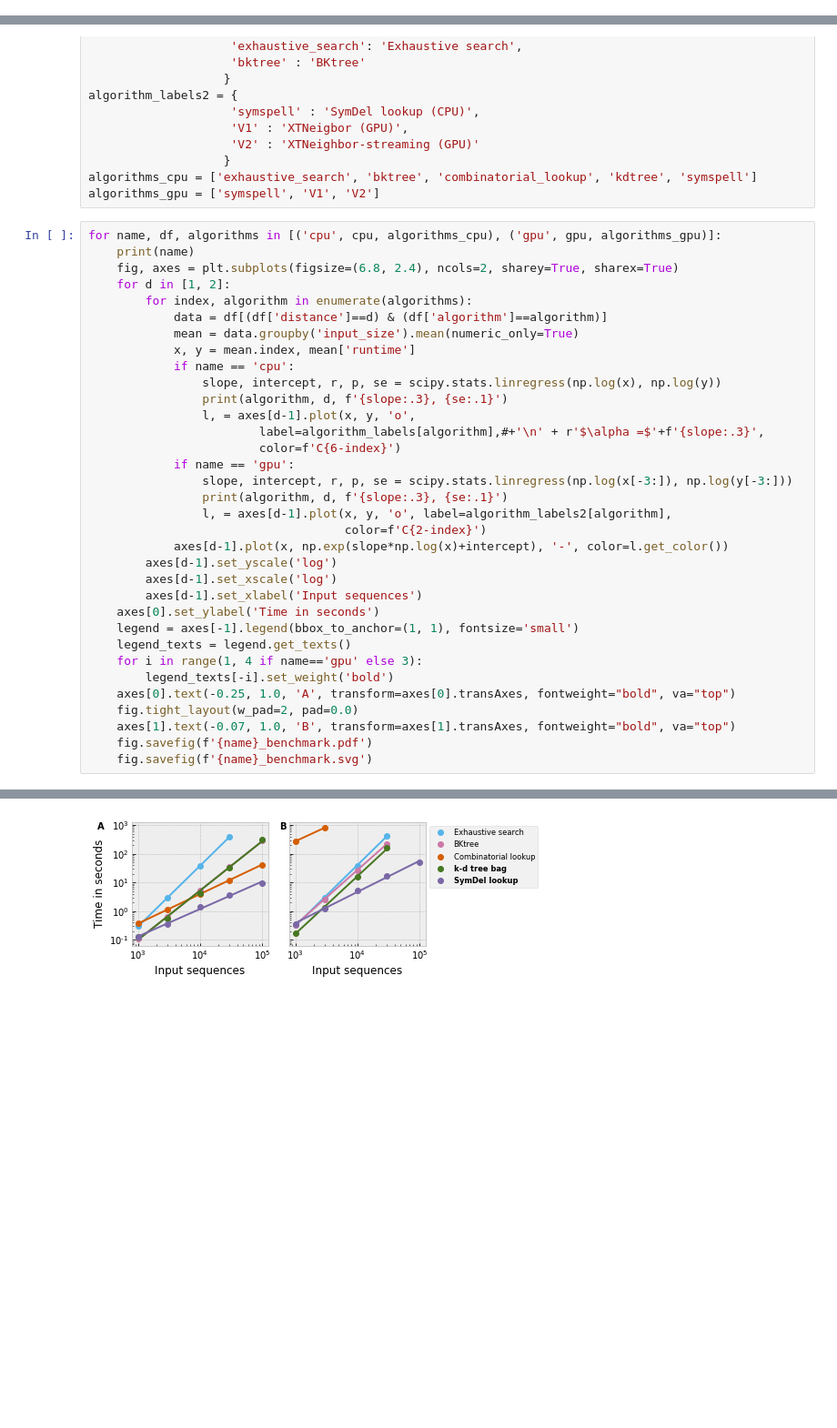
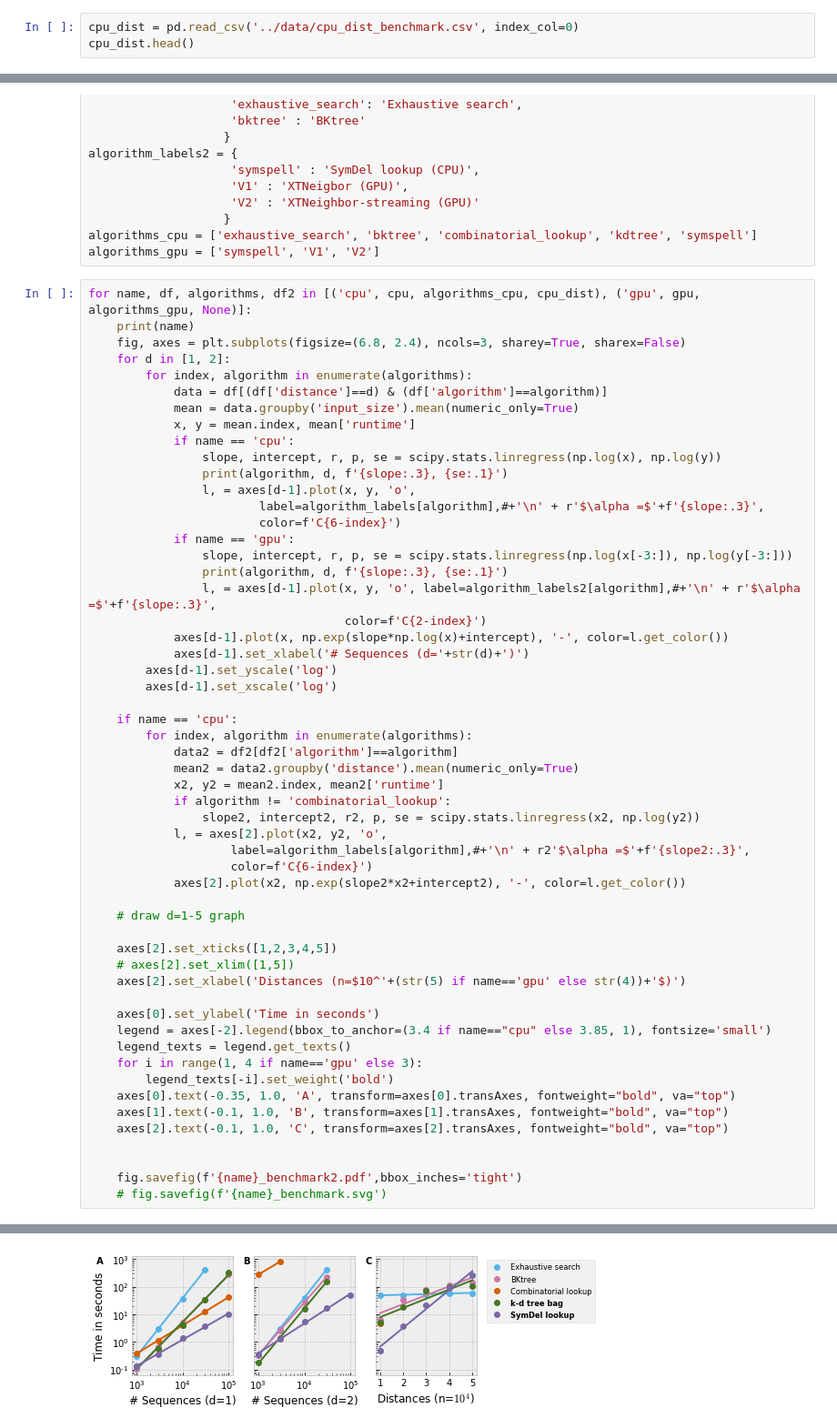
Before and after one commit to heartnetkung/XT-neighbor, a Jupyter notebook: pub/scaling_plots.ipynb, the cells around one changed output, grey strips where cells are left out. Shown: that part at 91% size. Saved outputs shown, nothing was run; the diff lists cells and outputs as text; blank space fills up the shorter version.

Commit message:
add cpu_dist graph

```diff
--- a/pub/scaling_plots.ipynb
+++ b/pub/scaling_plots.ipynb
@@ -40,3 +40,6 @@ gpu['input_size'].value_counts()
 10000000    120
 30000000     30
 Name: input_size, dtype: int64
+# %%
+cpu_dist = pd.read_csv('../data/cpu_dist_benchmark.csv', index_col=0)
+cpu_dist.head()
@@ -56,9 +66,9 @@ algorithm_labels2 = {
 algorithms_cpu = ['exhaustive_search', 'bktree', 'combinatorial_lookup', 'kdtree', 'symspell']
 algorithms_gpu = ['symspell', 'V1', 'V2']
 # %%
-for name, df, algorithms in [('cpu', cpu, algorithms_cpu), ('gpu', gpu, algorithms_gpu)]:
+for name, df, algorithms, df2 in [('cpu', cpu, algorithms_cpu, cpu_dist), ('gpu', gpu, algorithms_gpu, None)]:
     print(name)
-    fig, axes = plt.subplots(figsize=(6.8, 2.4), ncols=2, sharey=True, sharex=True)
+    fig, axes = plt.subplots(figsize=(6.8, 2.4), ncols=3, sharey=True, sharex=False)
     for d in [1, 2]:
         for index, algorithm in enumerate(algorithms):
             data = df[(df['distance']==d) & (df['algorithm']==algorithm)]
@@ -73,39 +83,60 @@ for name, df, algorithms in [('cpu', cpu, algorithms_cpu), ('gpu', gpu, algorith
             if name == 'gpu':
                 slope, intercept, r, p, se = scipy.stats.linregress(np.log(x[-3:]), np.log(y[-3:]))
                 print(algorithm, d, f'{slope:.3}, {se:.1}')
-                l, = axes[d-1].plot(x, y, 'o', label=algorithm_labels2[algorithm],
+                l, = axes[d-1].plot(x, y, 'o', label=algorithm_labels2[algorithm],#+'\n' + r'$\alpha =$'+f'{slope:.3}',
                                     color=f'C{2-index}')
             axes[d-1].plot(x, np.exp(slope*np.log(x)+intercept), '-', color=l.get_color())
+            axes[d-1].set_xlabel('# Sequences (d='+str(d)+')')
         axes[d-1].set_yscale('log')
         axes[d-1].set_xscale('log')
-        axes[d-1].set_xlabel('Input sequences')
+
+    if name == 'cpu':
+        for index, algorithm in enumerate(algorithms):
+            data2 = df2[df2['algorithm']==algorithm]
+            mean2 = data2.groupby('distance').mean(numeric_only=True)
+            x2, y2 = mean2.index, mean2['runtime']
+            if algorithm != 'combinatorial_lookup':
+                slope2, intercept2, r2, p, se = scipy.stats.linregress(x2, np.log(y2))
+            l, = axes[2].plot(x2, y2, 'o',
+                    label=algorithm_labels[algorithm],#+'\n' + r2'$\alpha =$'+f'{slope2:.3}',
+                    color=f'C{6-index}')
+            axes[2].plot(x2, np.exp(slope2*x2+intercept2), '-', color=l.get_color())
+
+    # draw d=1-5 graph
+
+    axes[2].set_xticks([1,2,3,4,5])
+    # axes[2].set_xlim([1,5])
+    axes[2].set_xlabel('Distances (n=$10^'+(str(5) if name=='gpu' else str(4))+'$)')
+
     axes[0].set_ylabel('Time in seconds')
-    legend = axes[-1].legend(bbox_to_anchor=(1, 1), fontsize='small')
+    legend = axes[-2].legend(bbox_to_anchor=(3.4 if name=="cpu" else 3.85, 1), fontsize='small')
     legend_texts = legend.get_texts()
     for i in range(1, 4 if name=='gpu' else 3):
         legend_texts[-i].set_weight('bold')
-    axes[0].text(-0.25, 1.0, 'A', transform=axes[0].transAxes, fontweight="bold", va="top")
-    fig.tight_layout(w_pad=2, pad=0.0)
-    axes[1].text(-0.07, 1.0, 'B', transform=axes[1].transAxes, fontweight="bold", va="top")
-    fig.savefig(f'{name}_benchmark.pdf')
-    fig.savefig(f'{name}_benchmark.svg')
+    axes[0].text(-0.35, 1.0, 'A', transform=axes[0].transAxes, fontweight="bold", va="top")
+    axes[1].text(-0.1, 1.0, 'B', transform=axes[1].transAxes, fontweight="bold", va="top")
+    axes[2].text(-0.1, 1.0, 'C', transform=axes[2].transAxes, fontweight="bold", va="top")
+
+
+    fig.savefig(f'{name}_benchmark2.pdf',bbox_inches='tight')
+    # fig.savefig(f'{name}_benchmark.svg')
 # %% [output]
 cpu
 exhaustive_search 1 2.11, 0.02
 bktree 1 1.71, 0.01
 combinatorial_lookup 1 1.02, 0.005
 kdtree 1 1.71, 0.07
 symspell 1 0.955, 0.03
 exhaustive_search 2 2.11, 0.02
 bktree 2 1.91, 0.01
 combinatorial_lookup 2 0.998, 0e+00
 kdtree 2 2.0, 0.04
 symspell 2 1.08, 0.04
 gpu
 symspell 1 1.16, 0.01
 V1 1 0.938, 0.02
 V2 1 1.03, 0.03
 symspell 2 1.16, 0.05
 V1 2 0.75, 0.1
 V2 2 1.36, 0.1
-[figure, old version]
+[figure, new version]
```
Also changed, not shown: parts of 2 cells of this notebook, 1 other file.
